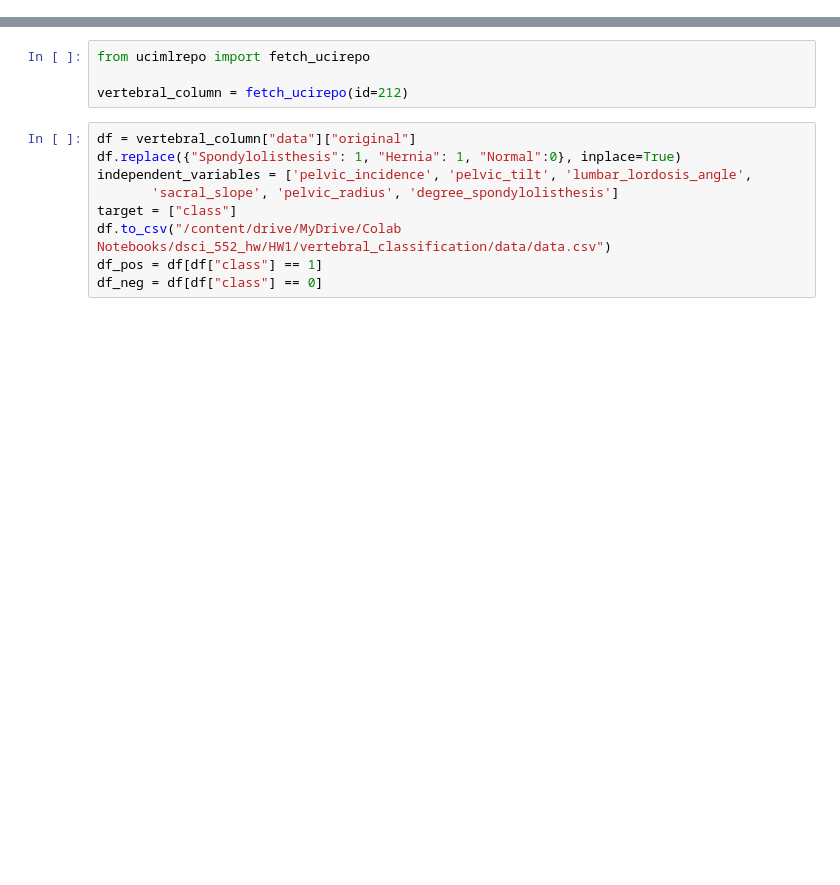
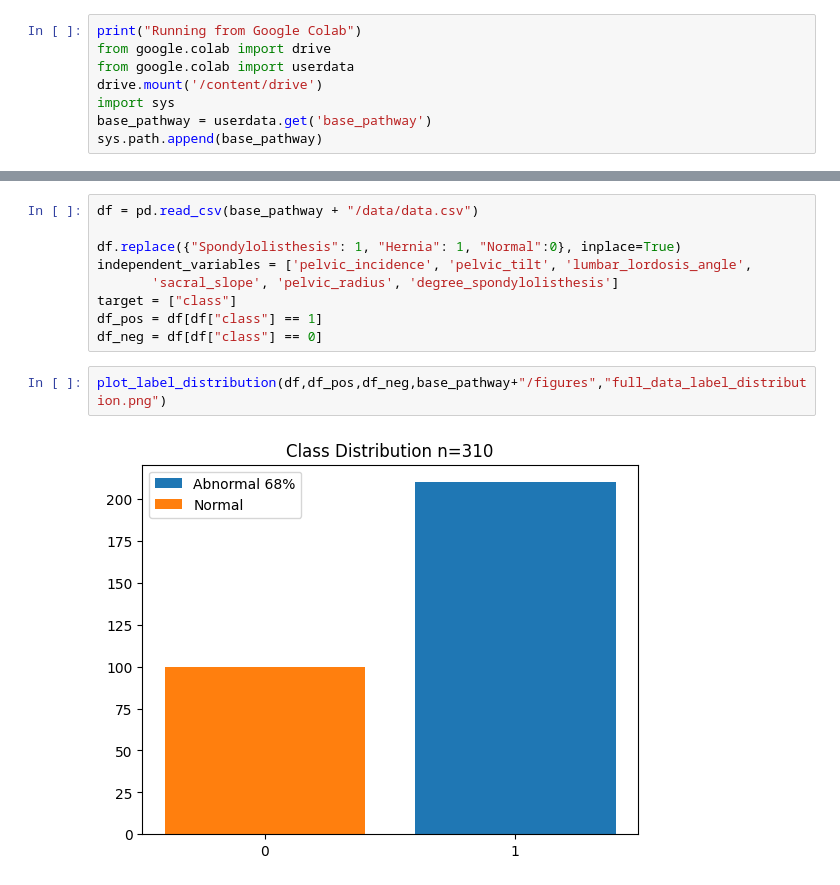
Before and after one commit to pjtoral-trjn/vertebral_classification, a Jupyter notebook: notebook/exploratory_data_analysis.ipynb, the cells around one changed output, grey strips where cells are left out. Saved outputs shown, nothing was run; the diff lists cells and outputs as text; blank space fills up the shorter version.

```diff
--- a/notebook/exploratory_data_analysis.ipynb
+++ b/notebook/exploratory_data_analysis.ipynb
@@ -5,0 +1,8 @@ Mounted at /content/drive
+# %%
+print("Running from Google Colab")
+from google.colab import drive
+from google.colab import userdata
+drive.mount('/content/drive')
+import sys
+base_pathway = userdata.get('base_pathway')
+sys.path.append(base_pathway)
@@ -26,16 +18,16 @@ Successfully installed ucimlrepo-0.0.7
-# %%
-from ucimlrepo import fetch_ucirepo
-
-vertebral_column = fetch_ucirepo(id=212)
 # %%
-df = vertebral_column["data"]["original"]
+df = pd.read_csv(base_pathway + "/data/data.csv")
+
 df.replace({"Spondylolisthesis": 1, "Hernia": 1, "Normal":0}, inplace=True)
 independent_variables = ['pelvic_incidence', 'pelvic_tilt', 'lumbar_lordosis_angle',
        'sacral_slope', 'pelvic_radius', 'degree_spondylolisthesis']
 target = ["class"]
-df.to_csv("/content/drive/MyDrive/Colab Notebooks/dsci_552_hw/HW1/vertebral_classification/data/data.csv")
 df_pos = df[df["class"] == 1]
 df_neg = df[df["class"] == 0]
+# %%
+plot_label_distribution(df,df_pos,df_neg,base_pathway+"/figures","full_data_label_distribution.png")
+# %% [output]
+[figure, added]
 # %%
 fig, axes = plt.subplots(nrows=2, ncols=3, figsize=(14,8))
 for i, var in enumerate(independent_variables):
```
Also changed, not shown: parts of 5 cells of this notebook, 3 other files.
